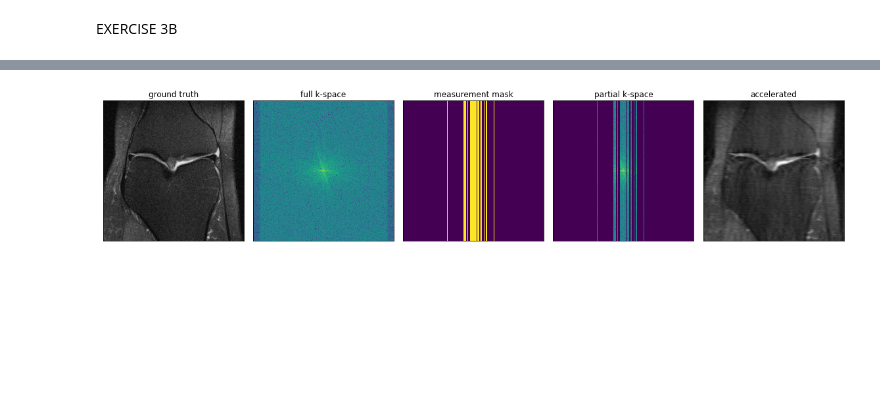
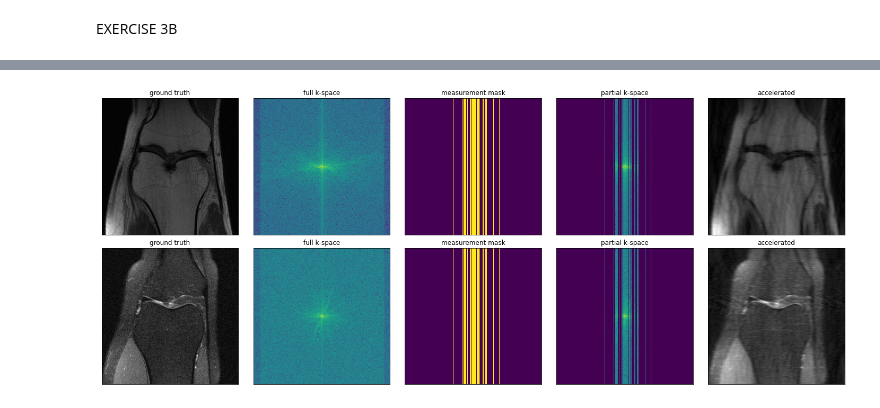
Before and after one commit to gbala97/Deep-Unfolding, a Jupyter notebook: Deep Unfolding.ipynb, the cells around one changed output, grey strips where cells are left out. Saved outputs shown, nothing was run; the diff lists cells and outputs as text; code cells hidden in the pictures; blank space fills up the shorter version.

```diff
--- a/Deep Unfolding.ipynb
+++ b/Deep Unfolding.ipynb
@@ -292 +348,20 @@ def cal_acc_MRI(partial_kspace):
     return acc
+# %%
+acc_MRI = cal_acc_MRI(part_kspace)
+acc_MRI_plot_friendly = torch.abs(acc_MRI[0:2,:,:])
+
+plt.figure(figsize = (8,8))
+for i in range(batch_size):
+    plt.subplot(batch_size,2,i*2+1)
+    plt.imshow(part_kspace_plot_friendly[i,:,:],vmin=-2.3,interpolation='nearest')
+    plt.xticks([])
+    plt.yticks([])
+    plt.title('partial k-space')
+
+    plt.subplot(batch_size,2,i*2+2)
+    plt.imshow(acc_MRI_plot_friendly[i,:,:],cmap='gray')
+    plt.xticks([])
+    plt.yticks([])
+    plt.title('accelerated')
+
+plt.tight_layout()
@@ -293,49 +372,48 @@ def cal_acc_MRI(partial_kspace):
 # %%
-full_kspace = cal_full_kspace(gt)
-acc_MRI = cal_acc_MRI(partial_kspace)
+# plot the last example
+part_kspace_plot_friendly = torch.log(torch.abs(part_kspace[0:batch_size,:,:])+1e-20)
+full_kspace_plot_friendly = torch.log(torch.abs(full_kspace[0:batch_size,:,:])+1e-20)
+acc_MRI_plot_friendly = torch.abs(acc_MRI[0:batch_size,:,:])
 
-# plot the last example
-partial_kspace_plot_friendly = torch.log(torch.abs(partial_kspace[0,:,:])+1e-20)
-full_kspace_plot_friendly = torch.log(torch.abs(full_kspace[0,:,:])+1e-20)
-acc_MRI_plot_friendly = torch.abs(acc_MRI[0,:,:])
-acc_MRI_plot_friendly = acc_MRI_plot_friendly * (gt[0,:,:].max() / acc_MRI_plot_friendly.max())
+# # tune the value range
+# for i in range(batch_size):
+#     acc_MRI_plot_friendly[i] = acc_MRI_plot_friendly[i] * (gt[i,:,:].max() / acc_MRI_plot_friendly[i,:,:].max())
 
-# see value ranges
-# print(gt[0,:,:].min(), gt[0,:,:].max())
-# print(acc_MRI_plot_friendly.min(), acc_MRI_plot_friendly.max())
+# # see value ranges
+# print(gt[1,:,:].min(), gt[1,:,:].max())
+# print(acc_MRI_plot_friendly[1,:,:].min(), acc_MRI_plot_friendly[1,:,:].max())
 
-plt.figure(figsize = (16,8))
+plt.figure(figsize = (20,8))
+for i in range(batch_size):
+    plt.subplot(batch_size,5,i*5+1)
+    plt.imshow(gt[i,:,:],cmap='gray')
+    plt.xticks([])
+    plt.yticks([])
+    plt.title('ground truth')
 
-plt.subplot(1,5,1)
-plt.imshow(gt[0,:,:],cmap='gray')
-plt.xticks([])
-plt.yticks([])
-plt.title('ground truth')
+    plt.subplot(batch_size,5,i*5+2)
+    plt.imshow(full_kspace_plot_friendly[i,:,:],vmin=-2.3,interpolation='nearest')
+    plt.xticks([])
+    plt.yticks([])
+    plt.title('full k-space')
 
-plt.subplot(1,5,2)
-plt.imshow(full_kspace_plot_friendly,vmin=-2.3,interpolation='nearest')
-plt.xticks([])
-plt.yticks([])
-plt.title('full k-space')
+    plt.subplot(batch_size,5,i*5+3)
+    plt.imshow(M[i,:,:],interpolation='nearest')
+    plt.xticks([])
+    plt.yticks([])
+    plt.title('measurement mask')
 
-plt.subplot(1,5,3)
-plt.imshow(M[0,:,:],interpolation='nearest')
-plt.xticks([])
-plt.yticks([])
-plt.title('measurement mask')
+    plt.subplot(batch_size,5,i*5+4)
+    plt.imshow(part_kspace_plot_friendly[i,:,:],vmin=-2.3,interpolation='nearest')
+    plt.xticks([])
+    plt.yticks([])
+    plt.title('partial k-space')
 
-plt.subplot(1,5,4)
-plt.imshow(partial_kspace_plot_friendly,vmin=-2.3,interpolation='nearest')
-plt.xticks([])
-plt.yticks([])
-plt.title('partial k-space')
-
-plt.subplot(1,5,5)
-plt.imshow(acc_MRI_plot_friendly,cmap='gray')
-plt.xticks([])
-plt.yticks([])
-plt.title('accelerated')
-
+    plt.subplot(batch_size,5,i*5+5)
+    plt.imshow(acc_MRI_plot_friendly[i,:,:],cmap='gray')
+    plt.xticks([])
+    plt.yticks([])
+    plt.title('accelerated')
 plt.tight_layout()
 # %% [output]
-[figure, old version]
+[figure, new version]
```
Also changed, not shown: parts of 15 cells of this notebook.
